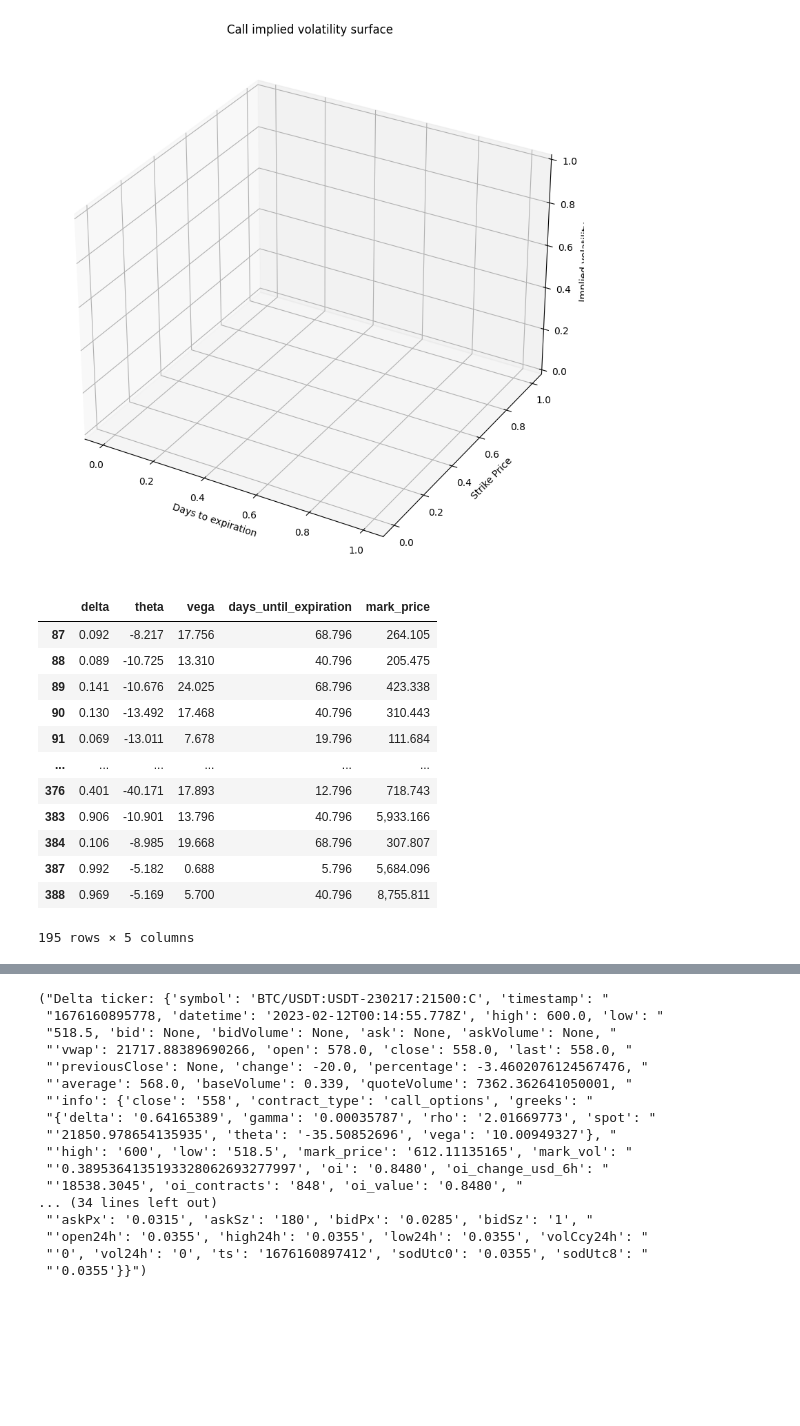
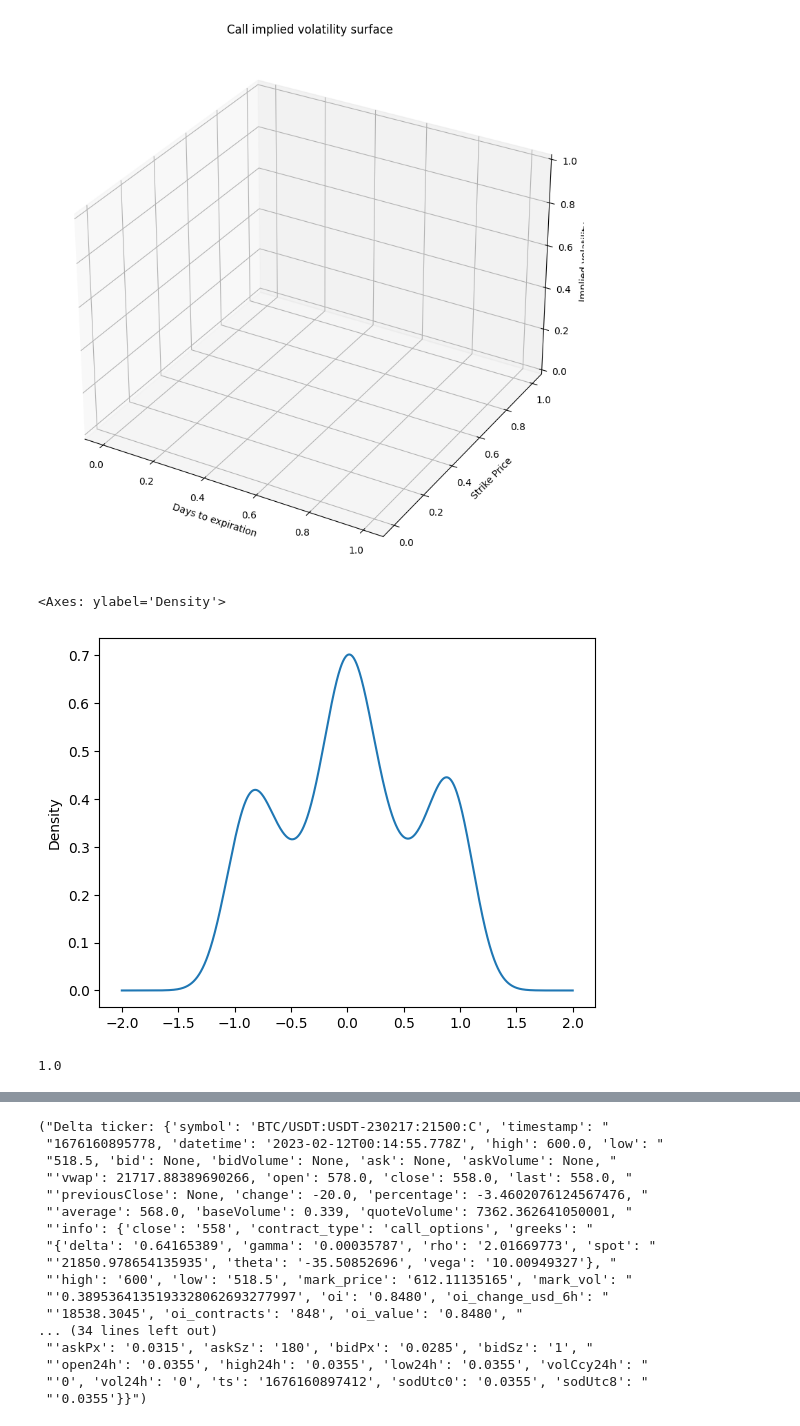
Before and after one commit to Altway/data-acc, a Jupyter notebook: delta_exchange_api.ipynb, the cells around one changed output, grey strips where cells are left out. Drawn from its saved outputs; the diff is of its cells as text; code cells hidden in the pictures; blank space fills up the shorter version.

```diff
--- a/delta_exchange_api.ipynb
+++ b/delta_exchange_api.ipynb
@@ -242,26 +243,38 @@ expirations = test.options
 # %%
 call = test.option_chain('2023-03-17').calls
 # %%
-option_markets = [
-    market for market in a.values()
-    if "options" in market['info']['contract_type'] and
-    market['info']['oi_value_symbol'] == 'BTC' and
-    "move" not in market['info']['contract_type']]
-for i in option_markets: i['info']['expiration_date'] = extract_expiry(i['symbol'])
+def create_df(exchange_tickers):
+    option_markets = [
+        market for market in exchange_tickers.values()
+        if "options" in market['info']['contract_type'] and
+        market['info']['oi_value_symbol'] == 'BTC' and
+        "move" not in market['info']['contract_type']]
+    for i in option_markets: i['info']['expiration_date'] = extract_expiry(i['symbol'])
 
-df = pd.DataFrame({
-        "contract_type": [extract_info(row["info"])["contract_type"] for row in option_markets],
-        "symbol": [row["symbol"] for row in option_markets],
-        **{key: [extract_info(row["info"]).get(key) for row in option_markets] for key in extract_info(option_markets[0]["info"]).keys()},
-    },
-    index=[int(row["info"]["strike_price"]) for row in option_markets],
-)
+    df = pd.DataFrame({
+            "contract_type": [extract_info(row["info"])["contract_type"] for row in option_markets],
+            "symbol": [row["symbol"] for row in option_markets],
+            **{key: [extract_info(row["info"]).get(key) for row in option_markets] for key in extract_info(option_markets[0]["info"]).keys()},
+        },
+        index=[int(row["info"]["strike_price"]) for row in option_markets],
+    )
 
-# Print the resulting DataFrame
-df.reset_index(inplace=True)
-df['vega'] = df['vega'].astype(float)
-df['rho'] = df['rho'].astype(float)
-df['delta'] = df['delta'].astype(float)
-df['gamma'] = df['gamma'].astype(float)
-df['theta'] = df['theta'].astype(float)
+    df.reset_index(inplace=True)
+    df['vega'] = df['vega'].astype(float)
+    df['rho'] = df['rho'].astype(float)
+    df['delta'] = df['delta'].astype(float)
+    df['gamma'] = df['gamma'].astype(float)
+    df['theta'] = df['theta'].astype(float)
+    return df
+# %%
+a = create_df(delta_exchange_tickers)
+# %%
+a['delta'].plot.density()
+# %% [output]
+<Axes: ylabel='Density'>
+[figure, added]
+# %%
+a['delta'].max()
+# %% [output]
+1.0
 # %%
@@ -270,17 +284 @@ calls = calls.loc[:,['delta', 'theta', 'vega', 'days_until_expiration', 'mark_pr
-# %%
-calls
-# %% [output]
-|  | delta | theta | vega | days_until_expiration | mark_price |
-| 87 | 0.092 | -8.217 | 17.756 | 68.796 | 264.105 |
-| 88 | 0.089 | -10.725 | 13.310 | 40.796 | 205.475 |
-| 89 | 0.141 | -10.676 | 24.025 | 68.796 | 423.338 |
-| 90 | 0.130 | -13.492 | 17.468 | 40.796 | 310.443 |
-| 91 | 0.069 | -13.011 | 7.678 | 19.796 | 111.684 |
-| ... | ... | ... | ... | ... | ... |
-| 376 | 0.401 | -40.171 | 17.893 | 12.796 | 718.743 |
-| 383 | 0.906 | -10.901 | 13.796 | 40.796 | 5,933.166 |
-| 384 | 0.106 | -8.985 | 19.668 | 68.796 | 307.807 |
-| 387 | 0.992 | -5.182 | 0.688 | 5.796 | 5,684.096 |
-| 388 | 0.969 | -5.169 | 5.700 | 40.796 | 8,755.811 |
-195 rows × 5 columns
 # %%
```
Also changed, not shown: parts of 12 cells of this notebook.
